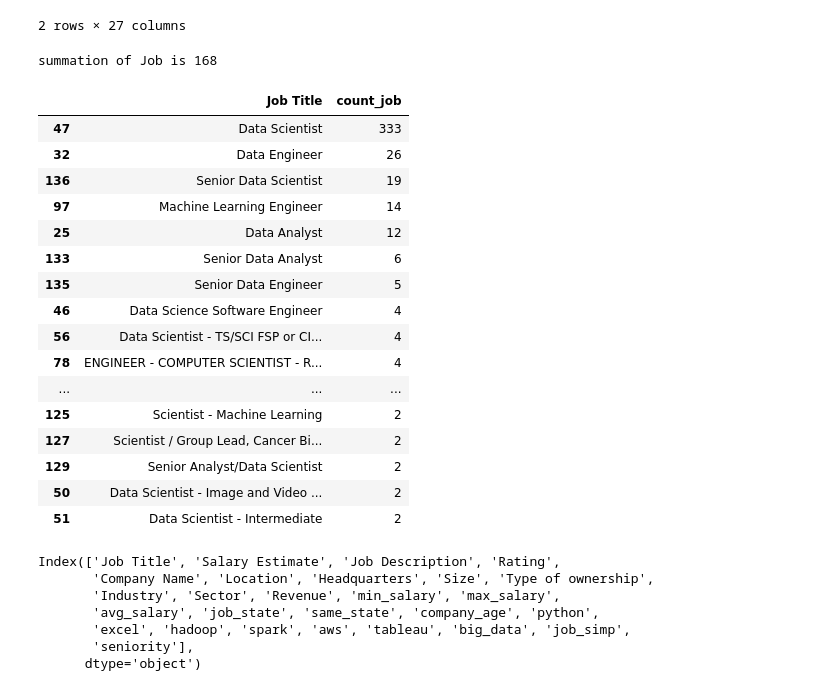
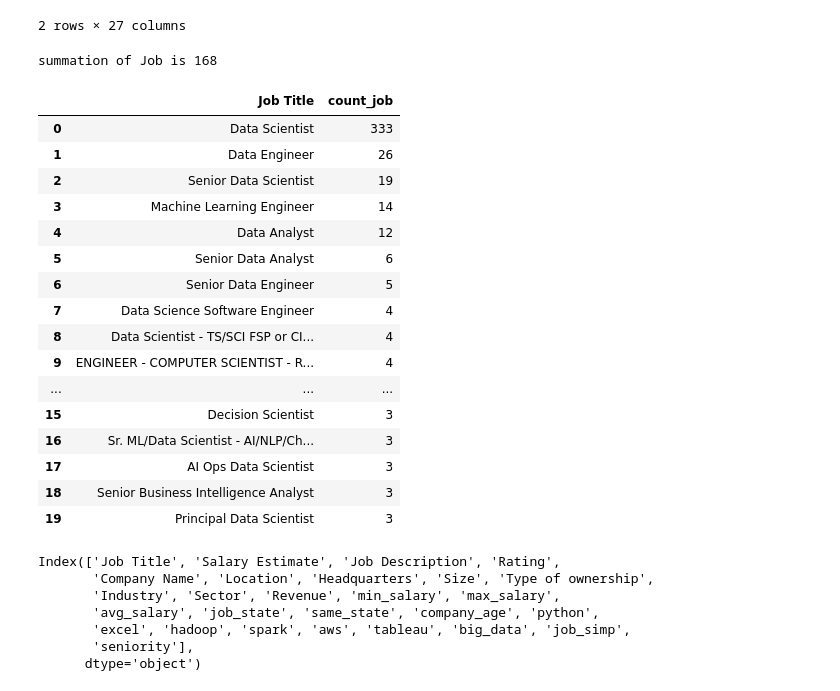
Before and after one commit to Mohsenmohebbi1993/Kaggle, a Jupyter notebook: 5. ds-job-post-dea/ds-job-post-dea.ipynb, the cells around one changed output. Drawn from its saved outputs; the diff is of its cells as text; code cells hidden in the pictures.

```diff
--- a/5. ds-job-post-dea/ds-job-post-dea.ipynb
+++ b/5. ds-job-post-dea/ds-job-post-dea.ipynb
@@ -173,29 +173,29 @@ cleaned_data.head(2)
 # %%
 print(f"summation of Job is {cleaned_data["Job Title"].unique().shape[0]}")
 
 df = (cleaned_data.groupby(by=["Job Title"], as_index=False)
       .agg(count_job =('Job Title', 'count'))
-      .sort_values(by="count_job", ascending=False))
-df.head(50)
+      .sort_values(by="count_job", ascending=False)).reset_index().drop(columns= 'index')
+df.head(20)
 # %% [output]
 summation of Job is 168
 |  | Job Title | count_job |
-| 47 | Data Scientist | 333 |
-| 32 | Data Engineer | 26 |
-| 136 | Senior Data Scientist | 19 |
-| 97 | Machine Learning Engineer | 14 |
-| 25 | Data Analyst | 12 |
-| 133 | Senior Data Analyst | 6 |
-| 135 | Senior Data Engineer | 5 |
-| 46 | Data Science Software Engineer | 4 |
-| 56 | Data Scientist - TS/SCI FSP or CI... | 4 |
-| 78 | ENGINEER - COMPUTER SCIENTIST - R... | 4 |
+| 0 | Data Scientist | 333 |
+| 1 | Data Engineer | 26 |
+| 2 | Senior Data Scientist | 19 |
+| 3 | Machine Learning Engineer | 14 |
+| 4 | Data Analyst | 12 |
+| 5 | Senior Data Analyst | 6 |
+| 6 | Senior Data Engineer | 5 |
+| 7 | Data Science Software Engineer | 4 |
+| 8 | Data Scientist - TS/SCI FSP or CI... | 4 |
+| 9 | ENGINEER - COMPUTER SCIENTIST - R... | 4 |
 | ... | ... | ... |
-| 125 | Scientist - Machine Learning | 2 |
-| 127 | Scientist / Group Lead, Cancer Bi... | 2 |
-| 129 | Senior Analyst/Data Scientist | 2 |
-| 50 | Data Scientist - Image and Video ... | 2 |
-| 51 | Data Scientist - Intermediate | 2 |
+| 15 | Decision Scientist | 3 |
+| 16 | Sr. ML/Data Scientist - AI/NLP/Ch... | 3 |
+| 17 | AI Ops Data Scientist | 3 |
+| 18 | Senior Business Intelligence Analyst | 3 |
+| 19 | Principal Data Scientist | 3 |
 # %%
 cleaned_data.columns
 # %% [output]
```
Also changed, not shown: parts of 2 cells of this notebook.
